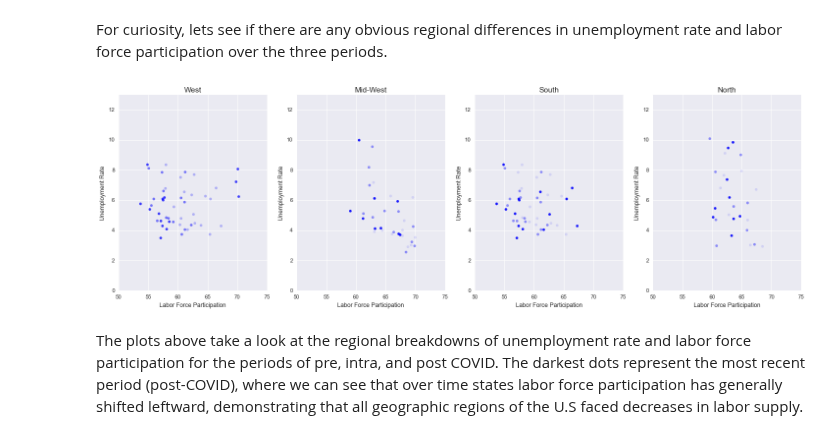
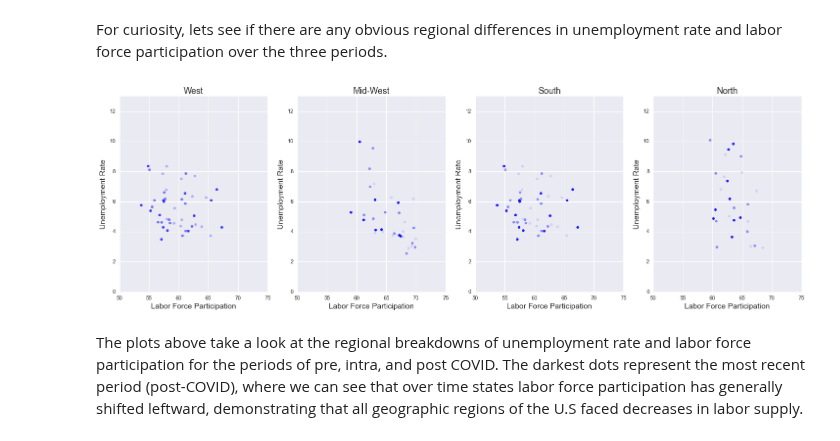
Before and after one commit to vgm236/ferrante_moreira_data_project, a Jupyter notebook: app/ferrante_moreira_project.ipynb, the cells around one changed output. Cells and saved outputs as stored; diff of their text form; code cells hidden in the pictures.

```diff
--- a/app/ferrante_moreira_project.ipynb
+++ b/app/ferrante_moreira_project.ipynb
@@ -590,7 +590,7 @@ fig, ax = plt.subplots(1, 3, figsize=(20, 6))
 ax[0].scatter(
     df_pre_covid["labor_force_participation"].mean(),
     df_pre_covid["unemployment_rate"].mean(), color='b', alpha=0.3)
-ax[0].set_title("Pre-COVID (2015-2019)")
+ax[0].set_title("Pre-COVID (2015-2019)", fontsize=16)
 ax[0].set_xlim(50, 75)
 ax[0].set_ylim(0, 13)
 ax[0].axvline(
@@ -607,7 +607,7 @@ ax[0].axhline(
 ax[1].scatter(
     df_intra_covid["labor_force_participation"].mean(),
     df_intra_covid["unemployment_rate"].mean(), color='b', alpha=0.5)
-ax[1].set_title("Intra-COVID (2020)")
+ax[1].set_title("Intra-COVID (2020)", fontsize=16)
 ax[1].set_xlim(50, 75)
 ax[1].set_ylim(0, 14)
 ax[1].axvline(
@@ -624,7 +624,7 @@ ax[1].axhline(
 ax[2].scatter(
     df_post_covid["labor_force_participation"].mean(),
     df_post_covid["unemployment_rate"].mean(), color='b', alpha=0.75)
-ax[2].set_title("Post-COVID (2021-Present)")
+ax[2].set_title("Post-COVID (2021-Present)", fontsize=16)
 ax[2].set_xlim(50, 75)
 ax[2].set_ylim(0, 13)
 ax[2].axvline(
@@ -639,8 +639,8 @@ ax[2].axhline(
     alpha = 0.2)
 
 for i in [0, 1, 2]:
-    ax[i].set_ylabel("Unemployment Rate")
-    ax[i].set_xlabel("Labor Force Participation")
+    ax[i].set_ylabel("Unemployment Rate", fontsize=14)
+    ax[i].set_xlabel("Labor Force Participation", fontsize=14)
 
 for i in [0, 1, 2]:
     ax[i].spines['right'].set_visible(False)
@@ -759,37 +759,37 @@ for (j, i) in zip(south_ur, south_lfp):
     )
 
 north_ur = [pre_north_ur, intra_north_ur, post_north_ur]
 north_lfp = [pre_north_lfp, intra_north_lfp, post_north_lfp]
 
 for (j, i) in zip(north_ur, north_lfp):
     ax[3].scatter(
         i.mean(),
         j.mean(),
         color='b',
         alpha=[0.1, 0.4, 0.9]
     )
 
 for i in [0, 1, 2, 3]:
     ax[i].set_xlim(50, 75),
     ax[i].set_ylim(0, 13)
 
 region_titles = ["West", "Mid-West", "South", "North"]
 count = [0, 1, 2, 3]
 
 for (i, j) in zip(count, region_titles):
-    ax[i].set_title(j, fontsize=14)
+    ax[i].set_title(j, fontsize=16)
 
 for i in [0, 1, 2, 3]:
-    ax[i].set_ylabel("Unemployment Rate")
-    ax[i].set_xlabel("Labor Force Participation")
+    ax[i].set_ylabel("Unemployment Rate", fontsize=14)
+    ax[i].set_xlabel("Labor Force Participation", fontsize=14)
 
 for i in [0, 1, 2, 3]:
     ax[i].spines['right'].set_visible(False)
     ax[i].spines['top'].set_visible(False)
 
 plt.style.use("seaborn")
 # %% [output]
-[figure, old version]
+[figure, new version]
 # %% [markdown]
 The plots above take a look at the regional breakdowns of unemployment rate and labor force participation for the periods of pre, intra, and post COVID. The darkest dots represent the most recent period (post-COVID), where we can see that over time states labor force participation has generally shifted leftward, demonstrating that all geographic regions of the U.S faced decreases in labor supply.
 # %%
```
Also changed, not shown: parts of 3 cells of this notebook.
